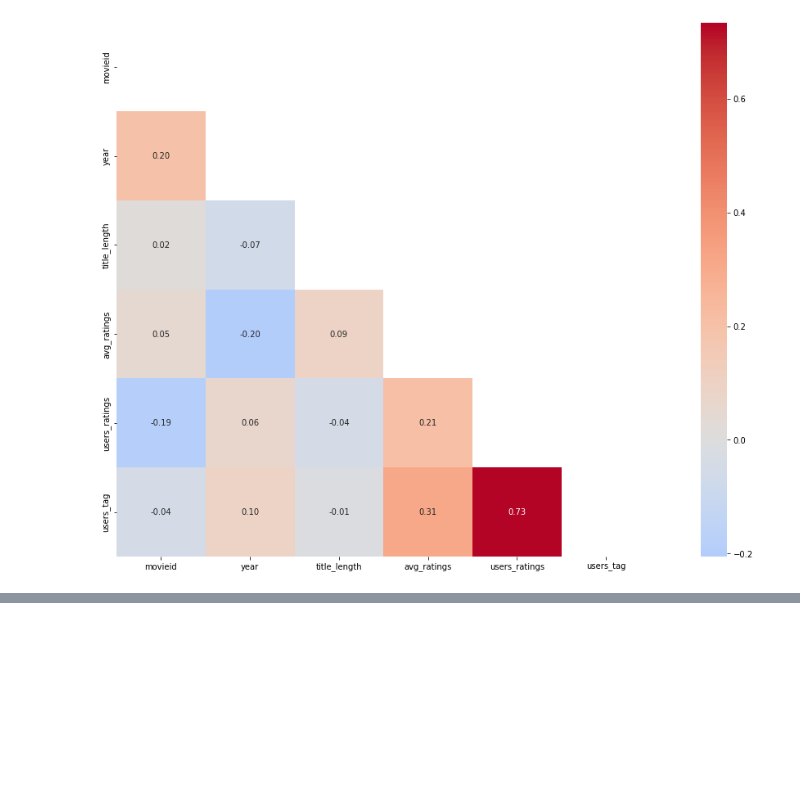
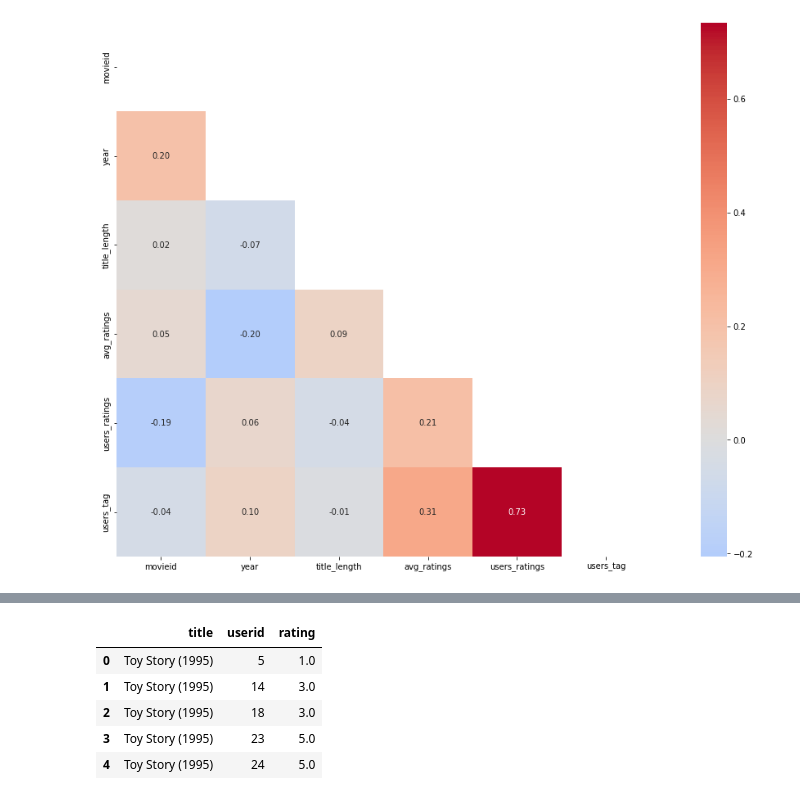
Before and after one commit to camilocbarrera/rs-project, a Jupyter notebook: preprocessing_data.ipynb, the cells around one changed output, grey strips where cells are left out. Saved outputs shown, nothing was run; the diff lists cells and outputs as text; code cells hidden in the pictures; blank space fills up the shorter version.

```diff
--- a/preprocessing_data.ipynb
+++ b/preprocessing_data.ipynb
@@ -287,0 +309,9 @@ movies_feature_df.head()
+# %%
+df_movies_users_ratings.head()
+# %% [output]
+|  | title | userid | rating |
+| 0 | Toy Story (1995) | 5 | 1.0 |
+| 1 | Toy Story (1995) | 14 | 3.0 |
+| 2 | Toy Story (1995) | 18 | 3.0 |
+| 3 | Toy Story (1995) | 23 | 5.0 |
+| 4 | Toy Story (1995) | 24 | 5.0 |
```
Also changed, not shown: parts of 46 cells of this notebook, 3 other files.
